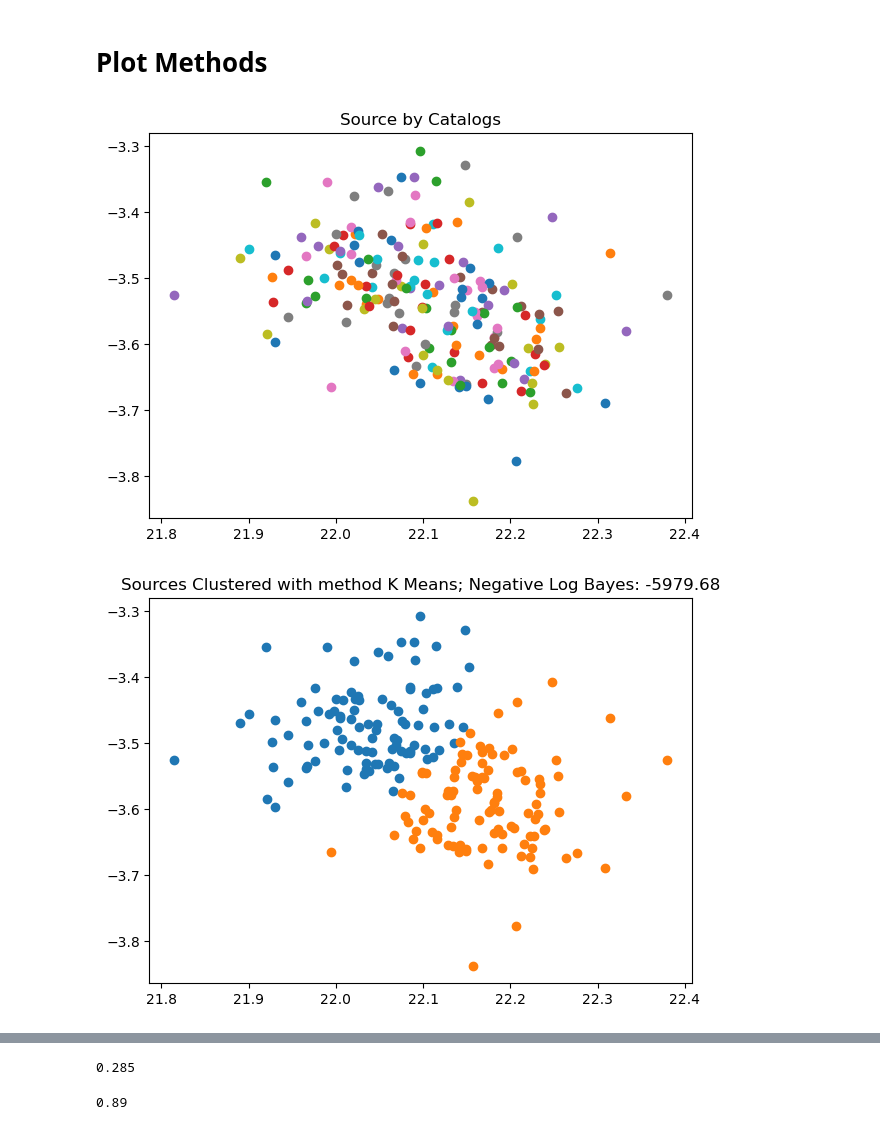
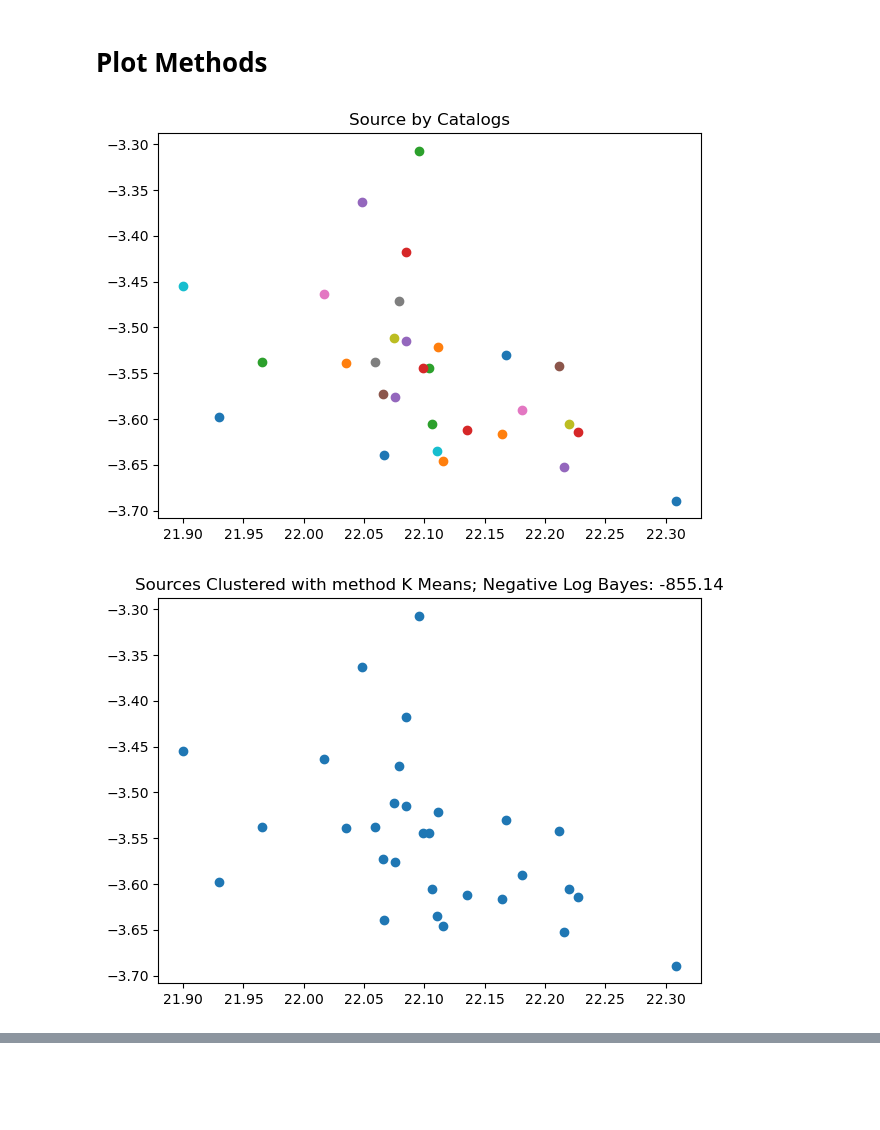
Before and after one commit to jacobf18/astronomical-matching, a Jupyter notebook: CanILP + DirILP General case.ipynb, the cells around one changed output, grey strips where cells are left out. Cells and saved outputs as stored; diff of their text form; code cells hidden in the pictures; blank space fills up the shorter version.

```diff
--- a/CanILP + DirILP General case.ipynb
+++ b/CanILP + DirILP General case.ipynb
@@ -16,7 +16,7 @@ import matplotlib.pyplot as plt
 # %% [markdown]
 # Create a simulated universe with different selection intervals for catalogs
 # %%
-num_catalog = 100
+num_catalog = 15
 # %%
 def mock(num=10, size=10, seed=None):
     "return dataframe of simulated objects"
@@ -299,7 +299,8 @@ def mycallback(model, where):
         model._logfile.write(msg)
 # %%
 # Get a particular island to run the matching procedure
-candidate_list, df, catalog_list, Sigma_list = get_candidate_list(result, label, 43)
+cluster_num = 43
+candidate_list, df, catalog_list, Sigma_list = get_candidate_list(result, label, cluster_num)
 
 coord_dict = {(row[1],row[0]): (row[2],row[3]) for row in df.itertuples(index=False, name=None)}
 
@@ -320,6 +321,20 @@ for i in range(len(candidate_list)):
 
 sigma_min = min(Sigma_list)
 sigma_max = max(Sigma_list)
+
+# Used for clustering methods
+df2 = df.copy()
+kappa_rad_list = []
+cat_tups = []
+
+for row in df2.itertuples():
+    cat_id = row.Catalog_id
+    source_id = row.Source_id
+    cat_tups.append((source_id, cat_id))
+    kappa_rad = kappa_rad_dict[(source_id,cat_id)]
+    kappa_rad_list.append(kappa_rad)
+
+df2["kappa_rad"] = kappa_rad_list
 # %% [markdown]
 # ILP Formulation
 # %%
@@ -611,3 +609,0 @@ df2["kappa_rad"] = kappa_rad_list
-# %%
-for t in cat_tups:
-    print(t)
@@ -758,14 +766,0 @@ for i, (t, coord) in enumerate(coord_dict.items()):
-# %%
-import itertools
-
-cannot_link = []
-
-for l in cannot_link_dict.values():
-    for comb in itertools.combinations(l,2):
-        cannot_link.append(comb)
-
-clusters, centers = cop_kmeans(dataset=X, k=2, ml=[],cl=cannot_link)
-
-cop_obj_dict = defaultdict(list)
-for c,t in zip(clusters, cat_tups):
-    cop_obj_dict[c].append(t)
@@ -774,30 +774,29 @@ for c,t in zip(clusters, cat_tups):
 # %%
 def plot_obj_dict(obj_dict, method = "", neg_log_bayes = 0):
     plt.figure(figsize=(7,5))
     plt.title(f"Sources Clustered with method {method}; Negative Log Bayes: {neg_log_bayes:.2f}")
     for tup_list in obj_dict.values():
         X = [coord_dict[t] for t in tup_list]
         X = np.array(X)
         plt.scatter(X.T[0], X.T[1])
     plt.show()
 
 def plot_catalogs(cat_tups):
     catalog_groups = defaultdict(list)
     for t in cat_tups:
         catalog_groups[t[1]].append(t)
     plt.figure(figsize=(7,5))
     plt.title("Source by Catalogs")
     for l in catalog_groups.values():
         X = [coord_dict[t] for t in l]
         X = np.array(X)
         plt.scatter(X.T[0], X.T[1])
     plt.show()
 plot_catalogs(cat_tups)
-plot_obj_dict(best_kmeans_obj, "K Means", neg_log_bayes_from_obj_dict(best_kmeans_obj, coord_dict))
-# plot_obj_dict(best_obj_dict, "Single Linkage", best_bayes)
+# plot_obj_dict(single_linkage_obj_dict, "Single Linkage", neg_log_bayes_from_obj_dict(single_linkage_obj_dict, coord_dict))
 plot_obj_dict(best_kmeans_obj, "K Means", neg_log_bayes_from_obj_dict(best_kmeans_obj, coord_dict))
 # plot_obj_dict(dir_obj_dict, "DIR ILP", neg_log_bayes_from_obj_dict(dir_obj_dict, coord_dict))
-plot_obj_dict(cop_obj_dict, "COP K-Means", neg_log_bayes_from_obj_dict(cop_obj_dict, coord_dict))
+plot_obj_dict(best_cop_obj_dict, "COP K-Means", neg_log_bayes_from_obj_dict(best_cop_obj_dict, coord_dict))
 # %% [output]
-[figure, old version]
+[figure, new version]
-[figure, old version]
+[figure, new version]
@@ -829,8 +822,0 @@ from utils import acc
-# %%
-acc(kmeans_y_pred, kmeans_y_true)
-# %% [output]
-0.285
-# %%
-acc(cop_y_pred, cop_y_true)
-# %% [output]
-0.89
```
Also changed, not shown: parts of 19 cells of this notebook.
